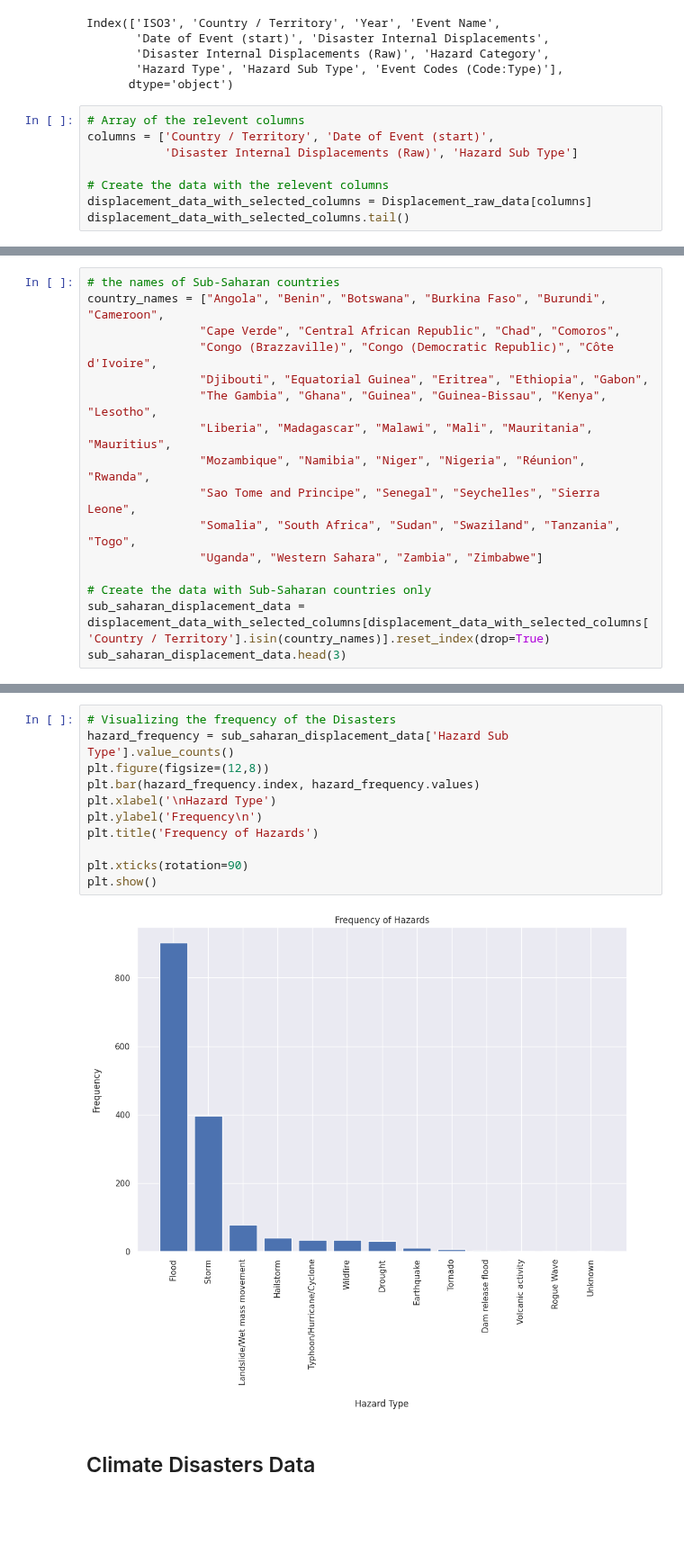
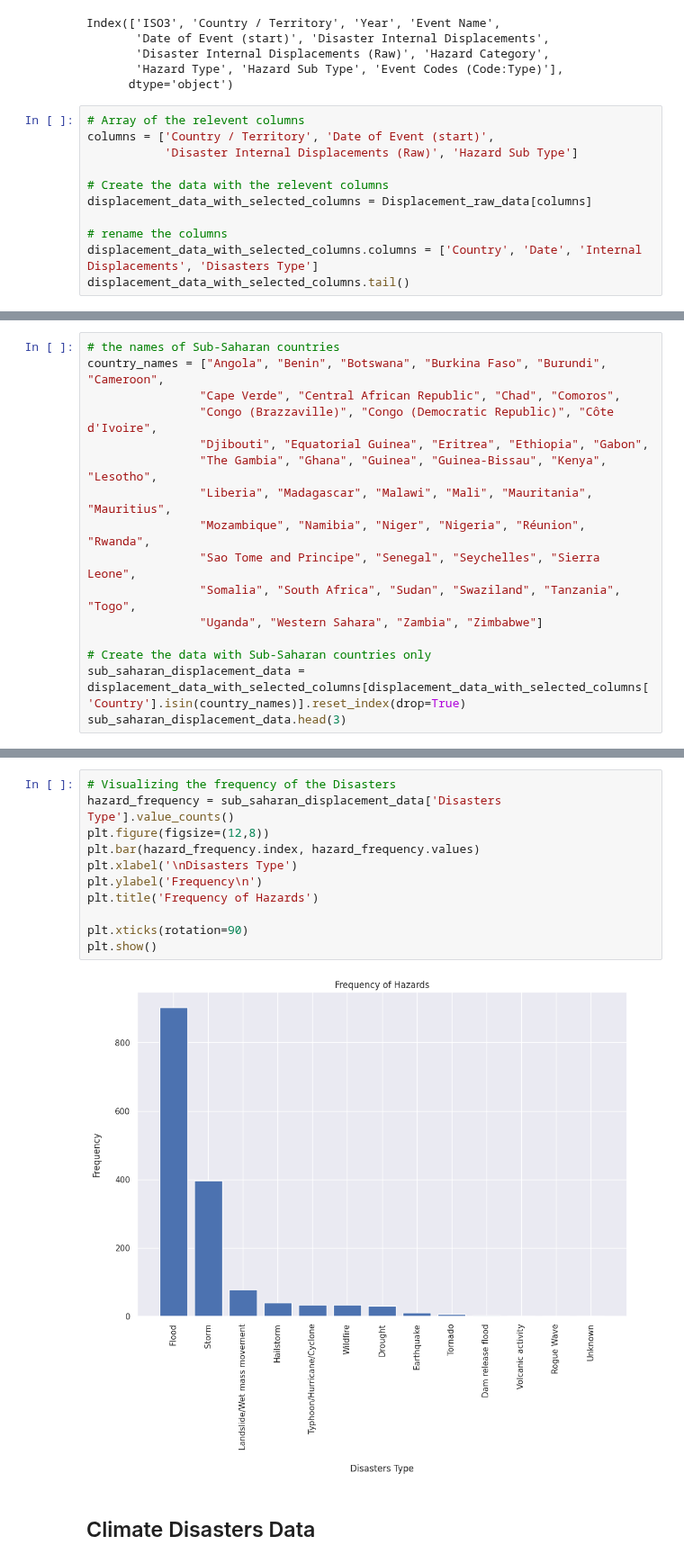
Before and after one commit to 0xpix/CERI-Project, a Jupyter notebook: notebooks/EDA.ipynb, the cells around one changed output, grey strips where cells are left out. Shown at 90% size. Saved outputs shown, nothing was run; the diff lists cells and outputs as text; blank space fills up the shorter version.

```diff
--- a/notebooks/EDA.ipynb
+++ b/notebooks/EDA.ipynb
@@ -54,5 +64,8 @@ columns = ['Country / Territory', 'Date of Event (start)',
 
 # Create the data with the relevent columns
 displacement_data_with_selected_columns = Displacement_raw_data[columns]
+
+# rename the columns
+displacement_data_with_selected_columns.columns = ['Country', 'Date', 'Internal Displacements', 'Disasters Type']
 displacement_data_with_selected_columns.tail()
 # %% [output]
@@ -83,6 +96,6 @@ country_names = ["Angola", "Benin", "Botswana", "Burkina Faso", "Burundi", "Came
                 "Uganda", "Western Sahara", "Zambia", "Zimbabwe"]
 
 # Create the data with Sub-Saharan countries only
-sub_saharan_displacement_data = displacement_data_with_selected_columns[displacement_data_with_selected_columns['Country / Territory'].isin(country_names)].reset_index(drop=True)
+sub_saharan_displacement_data = displacement_data_with_selected_columns[displacement_data_with_selected_columns['Country'].isin(country_names)].reset_index(drop=True)
 sub_saharan_displacement_data.head(3)
 # %% [output]
@@ -112,17 +125,17 @@ Sand/dust storm                   1
 Name: count, dtype: int64
 # %%
 # Visualizing the frequency of the Disasters
-hazard_frequency = sub_saharan_displacement_data['Hazard Sub Type'].value_counts()
+hazard_frequency = sub_saharan_displacement_data['Disasters Type'].value_counts()
 plt.figure(figsize=(12,8))
 plt.bar(hazard_frequency.index, hazard_frequency.values)
-plt.xlabel('\nHazard Type')
+plt.xlabel('\nDisasters Type')
 plt.ylabel('Frequency\n')
 plt.title('Frequency of Hazards')
 
 plt.xticks(rotation=90)
 plt.show()
 # %% [output]
-[figure, old version]
+[figure, new version]
 # %% [markdown]
 ## Climate Disasters Data
 # %%
```
Also changed, not shown: parts of 29 cells of this notebook.
